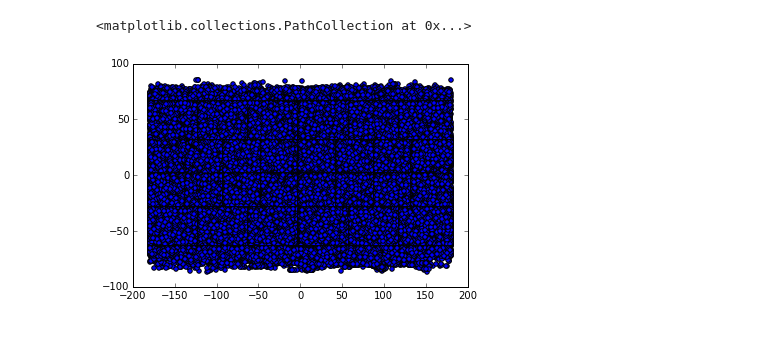
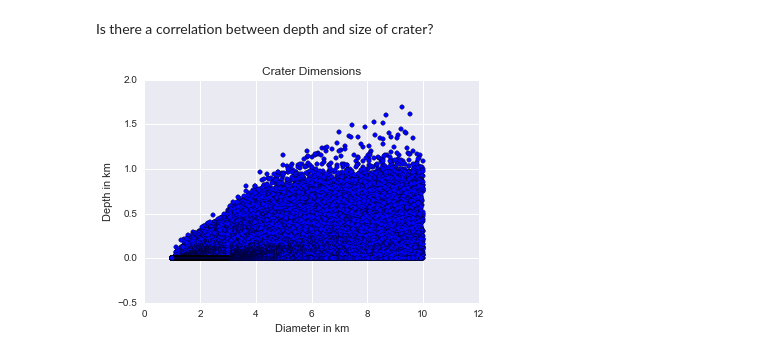
Before and after one commit to DfAC/Coursera_DataAnalysisandInterpretationSpecialization, a Jupyter notebook: DataVisualisation_week02.ipynb, the cells around one changed output. Saved outputs shown, nothing was run; the diff lists cells and outputs as text; code cells hidden in the pictures.

```diff
--- a/DataVisualisation_week02.ipynb
+++ b/DataVisualisation_week02.ipynb
@@ -7,3 +7,3 @@ import matplotlib as plt
 %matplotlib inline
 # %%
-data = pd.read_csv('marscrater_pds.csv', low_memory=False)
+data = pd.read_csv('marscrater_pds.csv', low_memory=False,na_values = [" "])
@@ -10,9 +19,8 @@ data = pd.read_csv('marscrater_pds.csv', low_memory=False)
 # %%
-print (len(data)) #number of observations (rows)
-print (len(data.columns)) # number of variables (columns)
-print data.columns
+print "Dataset has %i observations and %i variables.\nDetailed info follows:" %(len(data),len(data.columns))
 data.info()
-data = data.convert_objects(convert_numeric=True)
-data.info()
+#data = data.convert_objects(convert_numeric=True)
+#data.info()
+print "\nFirst 5 columns look like this:"
 data.head(5)
 # %% [output]
@@ -88,0 +110,4 @@ dtype: int64
+# %%
+tresholdLevel = 10
+largeValues = data.DIAM_CIRCLE_IMAGE[data.DIAM_CIRCLE_IMAGE>tresholdLevel].value_counts(sort=True).sum()
+print "We got %i records above %.1fkm, which is %.3f%% of total data." %(largeValues,tresholdLevel, largeValues/float(len(data))*100)
@@ -88,0 +118,3 @@ dtype: int64
+# %%
+data.DIAM_CIRCLE_IMAGE = data.DIAM_CIRCLE_IMAGE[data.DIAM_CIRCLE_IMAGE<tresholdLevel]
+data['DIAM_CIRCLE_IMAGE'].describe()
@@ -89,6 +142,11 @@ dtype: int64
+# %% [markdown]
+Is there a correlation between depth and size of crater?
 # %%
 import matplotlib.pyplot as plt
-plt.scatter(data.LONGITUDE_CIRCLE_IMAGE,data.LATITUDE_CIRCLE_IMAGE)
+plt.scatter(data.DIAM_CIRCLE_IMAGE,data.DEPTH_RIMFLOOR_TOPOG)
+plt.title("Crater Dimensions")
+plt.xlabel("Diameter in km")
+plt.ylabel("Depth in km")
+plt.show()
 # %% [output]
-<matplotlib.collections.PathCollection at 0x...>
-[figure, old version]
+[figure, new version]
```
Also changed, not shown: parts of 19 cells of this notebook.
